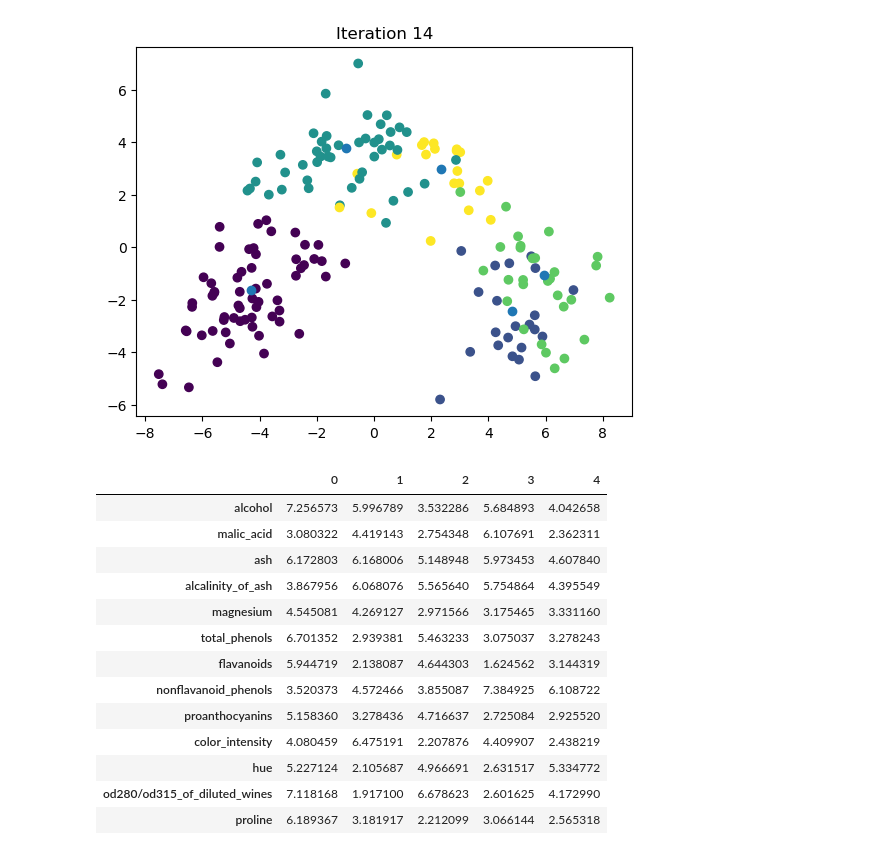
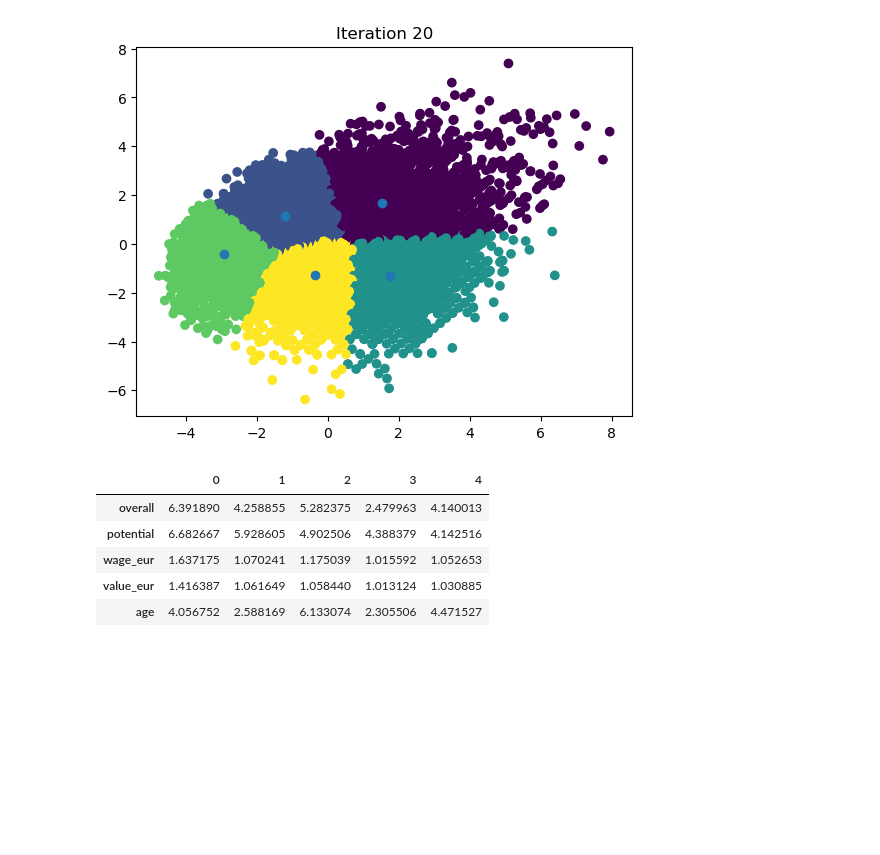
Before and after one commit to DimosPlavos/MachineLearningCustomAlgorithms, a Jupyter notebook: Kmeans.ipynb, the cells around one changed output. Drawn from its saved outputs; the diff is of its cells as text; code cells hidden in the pictures; blank space fills up the shorter version.

Commit message:
kmeans changed dataset

```diff
--- a/Kmeans.ipynb
+++ b/Kmeans.ipynb
@@ -47,59 +47,45 @@ class KMeans:
 
     def plot_clusters(self, data, iteration):
         pca = PCA(n_components=2)
         data_2d = pca.fit_transform(data)
         centroids_2d = pca.transform(self.centroids.T)
         clear_output(wait=True)
         plt.title(f'Iteration {iteration}')
         plt.scatter(x=data_2d[:, 0], y=data_2d[:, 1], c=self.labels)
         plt.scatter(x=centroids_2d[:, 0], y=centroids_2d[:, 1])
         plt.show()
 
 
-# Load the Iris dataset
-# iris = load_iris()
-# data = pd.DataFrame(data=iris.data, columns=iris.feature_names)
 
-# # Select relevant features for clustering
-# features = ["sepal length (cm)", "sepal width (cm)", "petal length (cm)", "petal width (cm)"]
-# data = data[features]
-
-wine = load_wine()
-data = pd.DataFrame(data=wine.data, columns=wine.feature_names)
-# Select relevant features for clustering
-features = data.columns.tolist()
+# Example usage:
+players = pd.read_csv("/Users/dplavos/Desktop/MachineLearning/ML_PROJECT/archive/players_22.csv")
+features = ["overall", "potential", "wage_eur", "value_eur", "age"]
+players = players.dropna(subset=features)
+data = players[features].copy()
 
 # Min-max scaling # data in the range [0-10]
 data = (data - data.min()) / (data.max() - data.min()) * 9 + 1
 
 # Create KMeans object
 kmeans = KMeans(k=5, max_iterations=100)
 
 # Fit the data
 kmeans.fit(data)
 
 # Get labels for prediction
 labels = kmeans.predict(data)
 
 # Access centroids
 centroids = kmeans.centroids
 centroids
 # %% [output]
-[figure, old version]
+[figure, new version]
 |  | 0 | 1 | 2 | 3 | 4 |
-| alcohol | 7.256573 | 5.996789 | 3.532286 | 5.684893 | 4.042658 |
-| malic_acid | 3.080322 | 4.419143 | 2.754348 | 6.107691 | 2.362311 |
-| ash | 6.172803 | 6.168006 | 5.148948 | 5.973453 | 4.607840 |
-| alcalinity_of_ash | 3.867956 | 6.068076 | 5.565640 | 5.754864 | 4.395549 |
-| magnesium | 4.545081 | 4.269127 | 2.971566 | 3.175465 | 3.331160 |
-| total_phenols | 6.701352 | 2.939381 | 5.463233 | 3.075037 | 3.278243 |
-| flavanoids | 5.944719 | 2.138087 | 4.644303 | 1.624562 | 3.144319 |
-| nonflavanoid_phenols | 3.520373 | 4.572466 | 3.855087 | 7.384925 | 6.108722 |
-| proanthocyanins | 5.158360 | 3.278436 | 4.716637 | 2.725084 | 2.925520 |
-| color_intensity | 4.080459 | 6.475191 | 2.207876 | 4.409907 | 2.438219 |
-| hue | 5.227124 | 2.105687 | 4.966691 | 2.631517 | 5.334772 |
-| od280/od315_of_diluted_wines | 7.118168 | 1.917100 | 6.678623 | 2.601625 | 4.172990 |
-| proline | 6.189367 | 3.181917 | 2.212099 | 3.066144 | 2.565318 |
+| overall | 6.391890 | 4.258855 | 5.282375 | 2.479963 | 4.140013 |
+| potential | 6.682667 | 5.928605 | 4.902506 | 4.388379 | 4.142516 |
+| wage_eur | 1.637175 | 1.070241 | 1.175039 | 1.015592 | 1.052653 |
+| value_eur | 1.416387 | 1.061649 | 1.058440 | 1.013124 | 1.030885 |
+| age | 4.056752 | 2.588169 | 6.133074 | 2.305506 | 4.471527 |
 # %%
 from sklearn.cluster import KMeans
 kmeans = KMeans(5)
```
Also changed, not shown: parts of 1 cell of this notebook, 2 other files.
